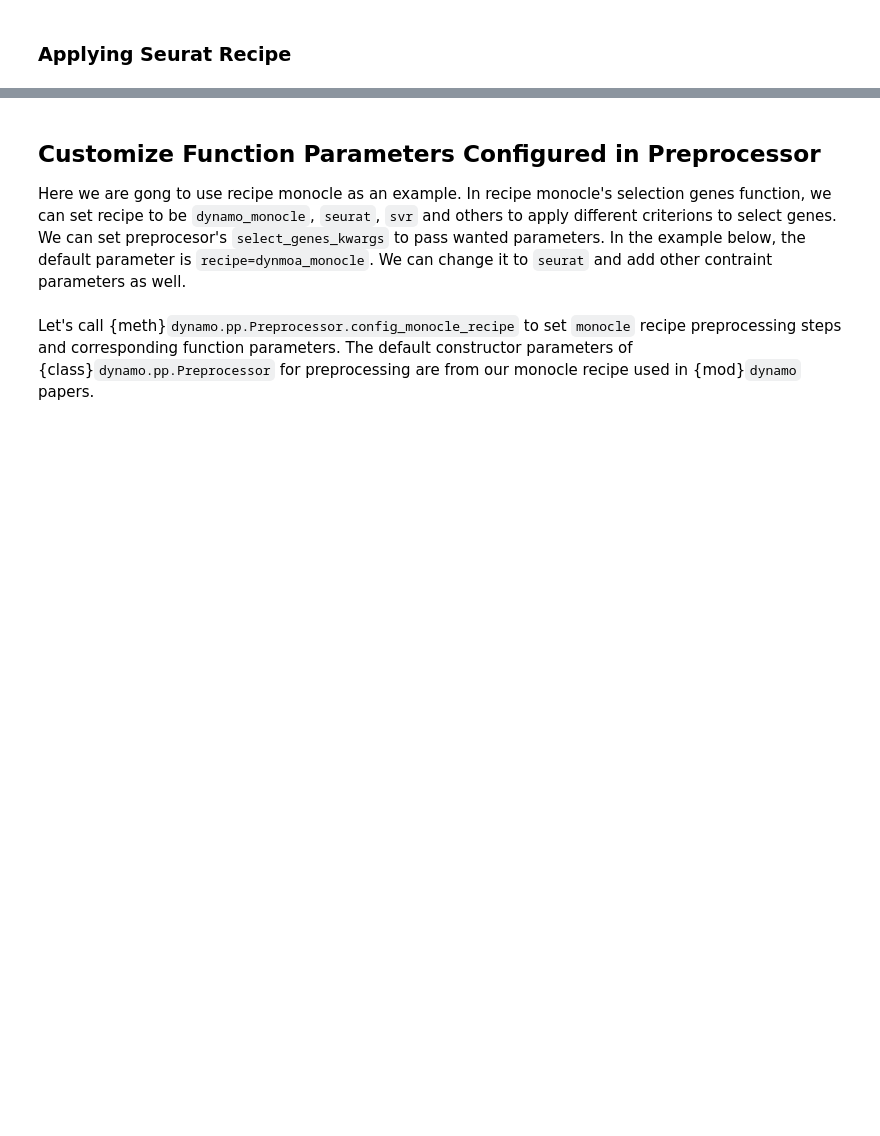
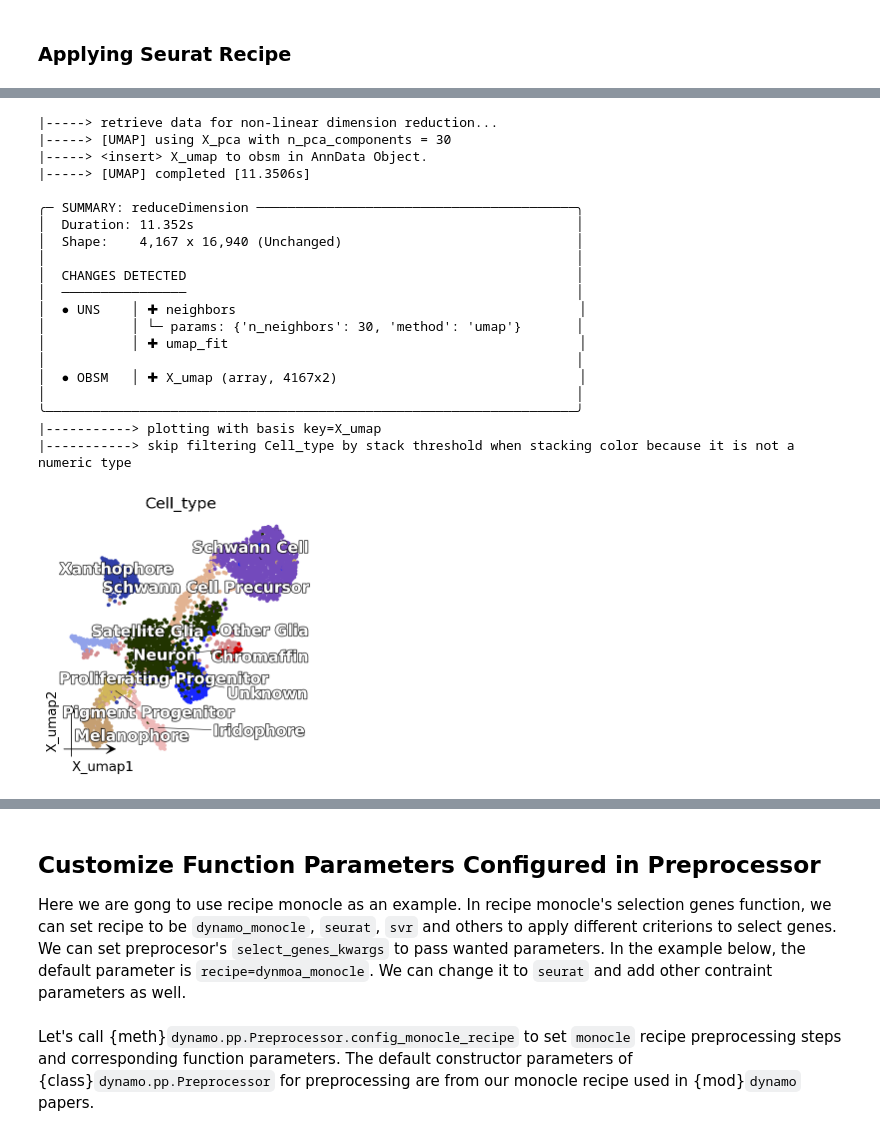
Before and after one commit to aristoteleo/dynamo-tutorials, a Jupyter notebook: 100_tutorial_preprocess.ipynb, the cells around one changed output, grey strips where cells are left out. Drawn from its saved outputs; the diff is of its cells as text; code cells hidden in the pictures; blank space fills up the shorter version.

```diff
--- a/100_tutorial_preprocess.ipynb
+++ b/100_tutorial_preprocess.ipynb
@@ -203,0 +273,26 @@ preprocessor.preprocess_adata(adata, recipe="seurat")
+# %%
+dyn.tl.reduceDimension(adata)
+dyn.pl.umap(adata, color=celltype_key, figsize=(4,4),pointsize=0.05,alpha=1,
+           adjust_legend=True,arrow_scale=8)
+# %% [output]
+|-----> retrieve data for non-linear dimension reduction...
+|-----> [UMAP] using X_pca with n_pca_components = 30
+|-----> <insert> X_umap to obsm in AnnData Object.
+|-----> [UMAP] completed [11.3506s]
+
+╭─ SUMMARY: reduceDimension ─────────────────────────────────────────╮
+│  Duration: 11.352s                                                 │
+│  Shape:    4,167 x 16,940 (Unchanged)                              │
+│                                                                    │
+│  CHANGES DETECTED                                                  │
+│  ────────────────                                                  │
+│  ● UNS    │ ✚ neighbors                                            │
+│           │ └─ params: {'n_neighbors': 30, 'method': 'umap'}       │
+│           │ ✚ umap_fit                                             │
+│                                                                    │
+│  ● OBSM   │ ✚ X_umap (array, 4167x2)                               │
+│                                                                    │
+╰────────────────────────────────────────────────────────────────────╯
+|-----------> plotting with basis key=X_umap
+|-----------> skip filtering Cell_type by stack threshold when stacking color because it is not a numeric type
+[figure, added]
```
Also changed, not shown: parts of 23 cells of this notebook.
